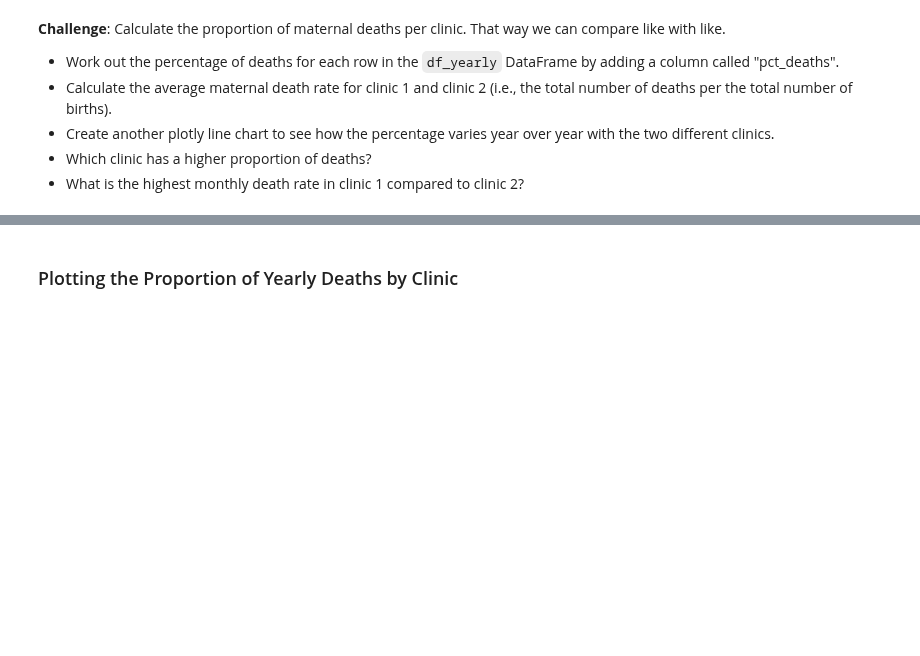
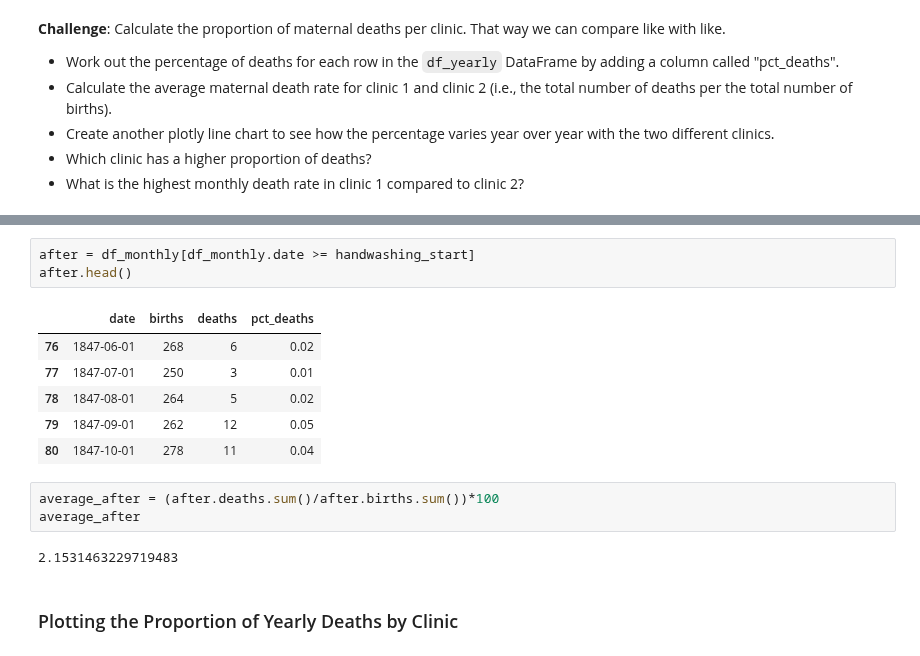
Before and after one commit to julioreis-dev/tutorial_pandas, a Jupyter notebook: Dr_Semmelweis_Handwashing_Discovery_(start).ipynb, the cells around one changed output, grey strips where cells are left out. Saved outputs shown, nothing was run; the diff lists cells and outputs as text; blank space fills up the shorter version.

```diff
--- a/Dr_Semmelweis_Handwashing_Discovery_(start).ipynb
+++ b/Dr_Semmelweis_Handwashing_Discovery_(start).ipynb
@@ -382,3 +422,18 @@ fig1.show()
+# %%
+after = df_monthly[df_monthly.date >= handwashing_start]
+after.head()
+# %% [output]
+|  | date | births | deaths | pct_deaths |
+| 76 | 1847-06-01 | 268 | 6 | 0.02 |
+| 77 | 1847-07-01 | 250 | 3 | 0.01 |
+| 78 | 1847-08-01 | 264 | 5 | 0.02 |
+| 79 | 1847-09-01 | 262 | 12 | 0.05 |
+| 80 | 1847-10-01 | 278 | 11 | 0.04 |
+# %%
+average_after = (after.deaths.sum()/after.births.sum())*100
+average_after
+# %% [output]
+2.1531463229719483
 # %% [markdown]
 ### Plotting the Proportion of Yearly Deaths by Clinic
 # %% [markdown]
```
Also changed, not shown: parts of 9 cells of this notebook.
